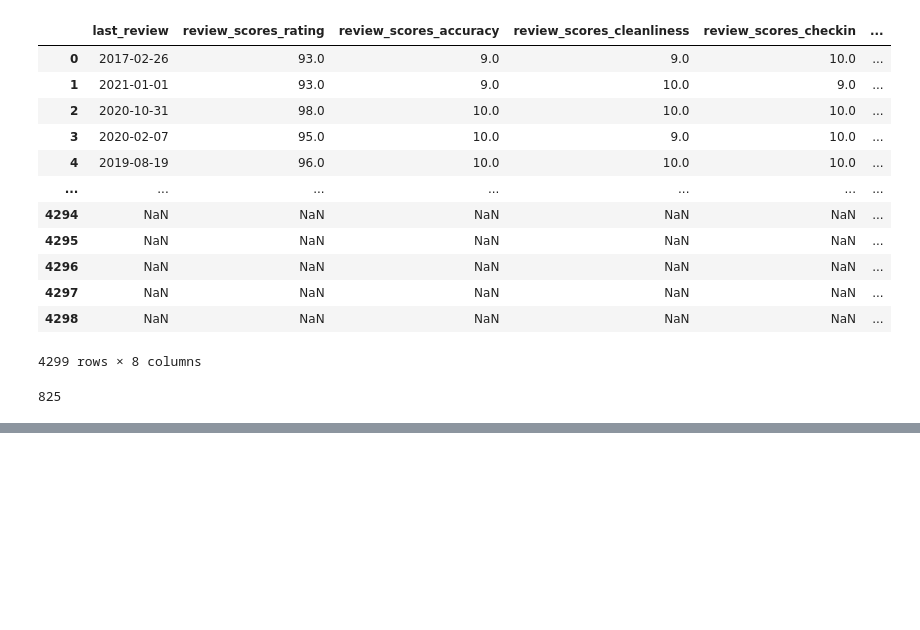
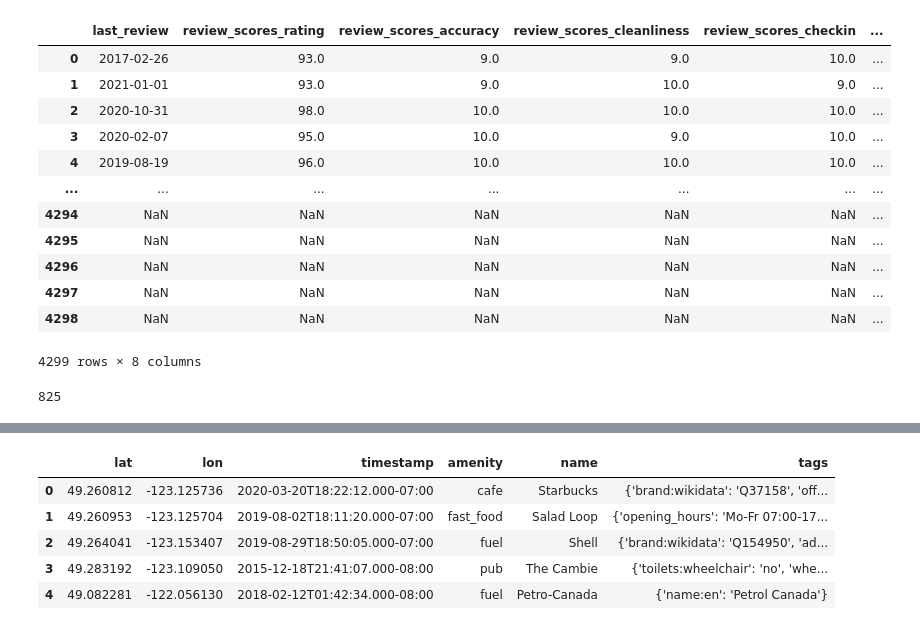
Before and after one commit to syang47/CMPT353-House-price-predictions, a Jupyter notebook: rough_data_analysis.ipynb, the cells around one changed output, grey strips where cells are left out. Saved outputs shown, nothing was run; the diff lists cells and outputs as text; code cells hidden in the pictures; blank space fills up the shorter version.

```diff
--- a/rough_data_analysis.ipynb
+++ b/rough_data_analysis.ipynb
@@ -88,0 +135,10 @@ listings_data
+# %%
+ad= amenities_data_clean.head(5)
+ad
+# %% [output]
+|  | lat | lon | timestamp | amenity | name | tags |
+| 0 | 49.260812 | -123.125736 | 2020-03-20T18:22:12.000-07:00 | cafe | Starbucks | {'brand:wikidata': 'Q37158', 'off... |
+| 1 | 49.260953 | -123.125704 | 2019-08-02T18:11:20.000-07:00 | fast_food | Salad Loop | {'opening_hours': 'Mo-Fr 07:00-17... |
+| 2 | 49.264041 | -123.153407 | 2019-08-29T18:50:05.000-07:00 | fuel | Shell | {'brand:wikidata': 'Q154950', 'ad... |
+| 3 | 49.283192 | -123.109050 | 2015-12-18T21:41:07.000-08:00 | pub | The Cambie | {'toilets:wheelchair': 'no', 'whe... |
+| 4 | 49.082281 | -122.056130 | 2018-02-12T01:42:34.000-08:00 | fuel | Petro-Canada | {'name:en': 'Petrol Canada'} |
```
Also changed, not shown: parts of 14 cells of this notebook, 1 other file.
